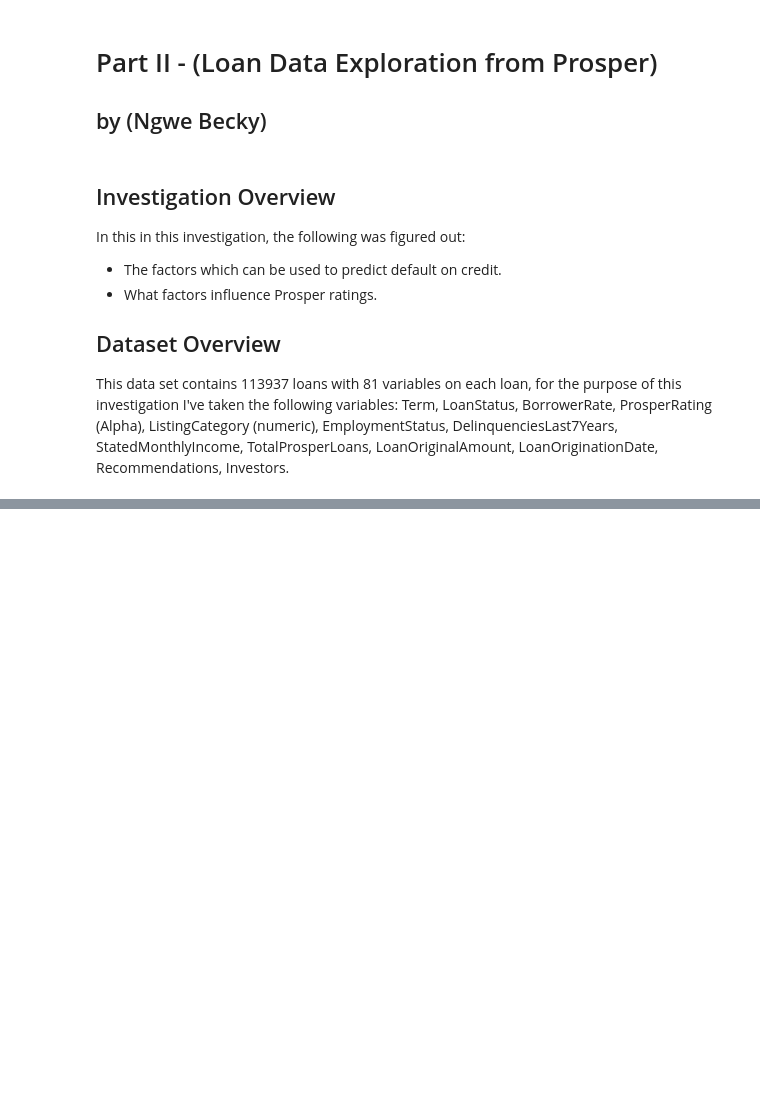
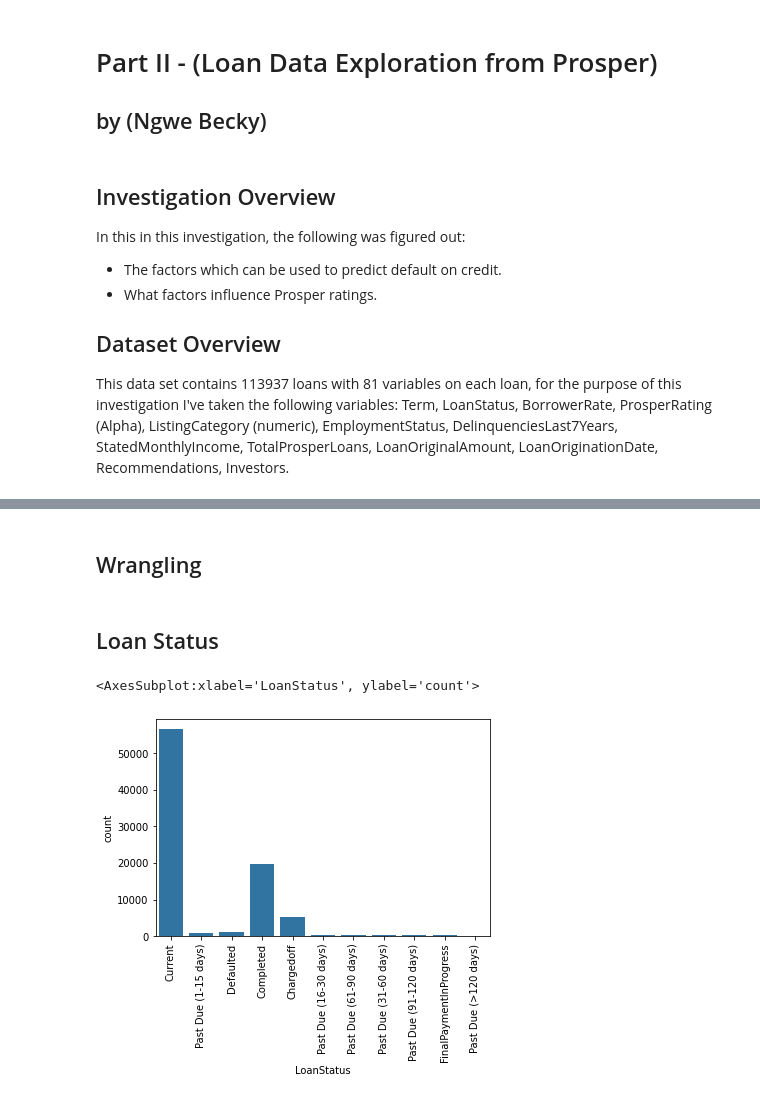
Before and after one commit to NgweBecky/Communicate-data-findings, a Jupyter notebook: Part_II_slide_deck.ipynb, the cells around one changed output, grey strips where cells are left out. Drawn from its saved outputs; the diff is of its cells as text; code cells hidden in the pictures; blank space fills up the shorter version.

Commit message:
explanatory data analysis

```diff
--- a/Part_II_slide_deck.ipynb
+++ b/Part_II_slide_deck.ipynb
@@ -54,0 +29,24 @@ but feel free to add more if you'd like!
+# %%
+df = pd.read_csv('prosperLoanData.csv')
+# %%
+base_color = sns.color_palette()[0]
+# %% [markdown]
+## Wrangling
+# %%
+target_columns = [
+    'Term', 'LoanStatus', 'BorrowerRate', 'ProsperRating (Alpha)', 'ListingCategory (numeric)', 'EmploymentStatus',
+    'DelinquenciesLast7Years', 'StatedMonthlyIncome', 'TotalProsperLoans', 'LoanOriginalAmount',
+    'LoanOriginationDate', 'Recommendations', 'Investors'
+]
+target_df = df[target_columns]
+target_df = target_df.dropna(subset=['ProsperRating (Alpha)']).reset_index()
+target_df['LoanOriginationDate'] = pd.to_datetime(target_df['LoanOriginationDate'])
+target_df['TotalProsperLoans'] = target_df['TotalProsperLoans'].fillna(0)
+# %% [markdown]
+## Loan Status
+# %%
+plt.xticks(rotation= 90)
+sns.countplot(data= target_df, x= 'LoanStatus', color= base_color)
+# %% [output]
+<AxesSubplot:xlabel='LoanStatus', ylabel='count'>
+[figure, added]
```
Also changed, not shown: parts of 29 cells of this notebook.
